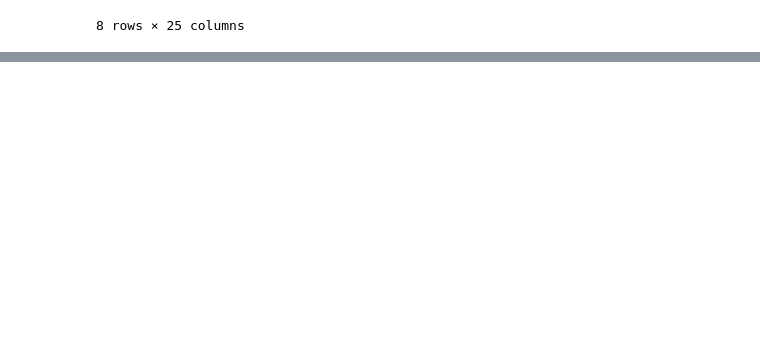
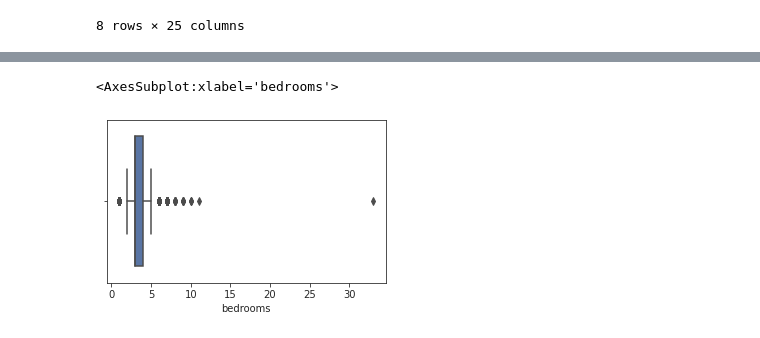
Before and after one commit to lspope/dsc-phase-2-project-online, a Jupyter notebook: notebooks/general_eda.ipynb, the cells around one changed output, grey strips where cells are left out. Cells and saved outputs as stored; diff of their text form; code cells hidden in the pictures; blank space fills up the shorter version.

```diff
--- a/notebooks/general_eda.ipynb
+++ b/notebooks/general_eda.ipynb
@@ -296,0 +157,7 @@ Text(0.5, 1.0, 'Scenic Home (View status) by Lat/Long Coordinates')
+# %%
+#Let's inspect bedrooms.
+fig, ax = plt.subplots(figsize=(5,3))
+sns.boxplot(x=price_outliers_dropped_df['bedrooms'])
+# %% [output]
+<AxesSubplot:xlabel='bedrooms'>
+[figure, added]
```
Also changed, not shown: parts of 74 cells of this notebook, 7 other files.
